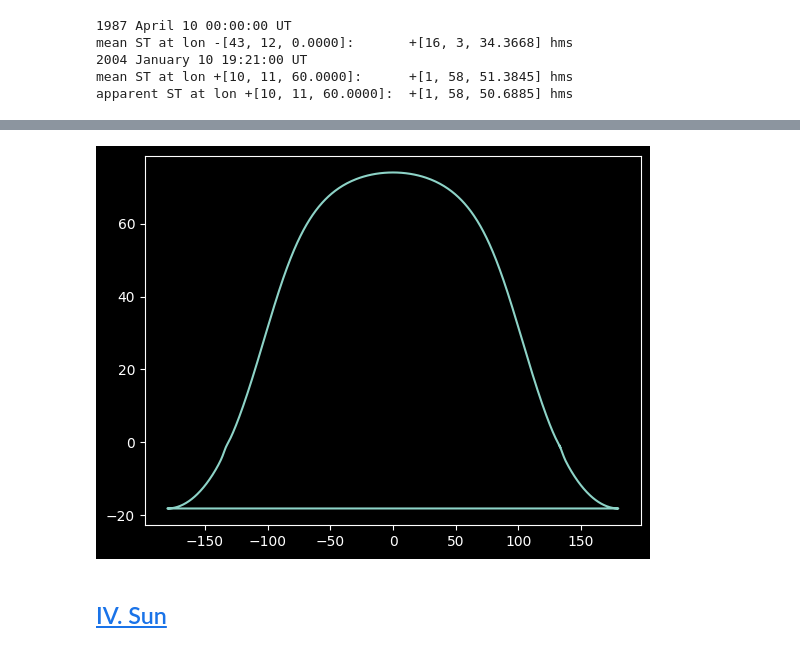
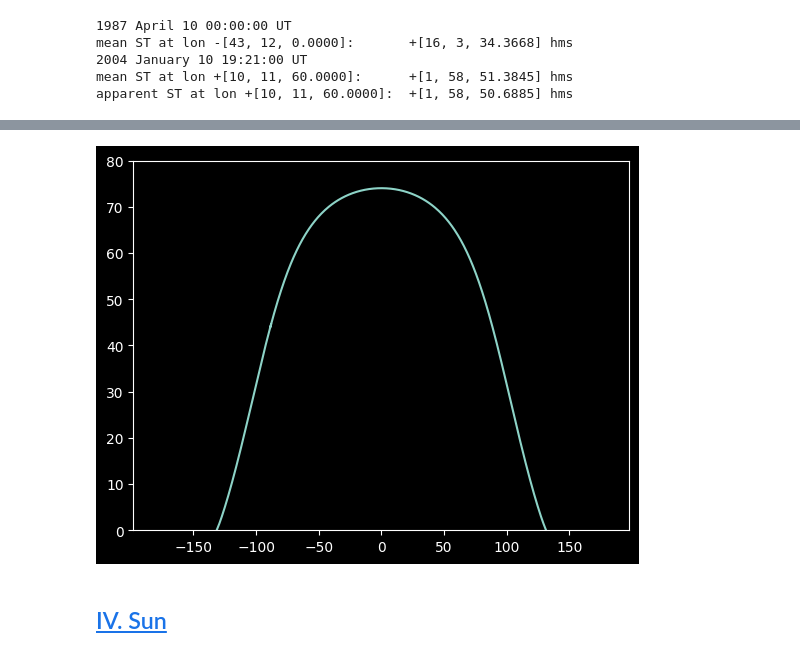
Before and after one commit to 00-berni/proj_0, a Jupyter notebook: notebook/notebook.ipynb, the cells around one changed output, grey strips where cells are left out. Cells and saved outputs as stored; diff of their text form; code cells hidden in the pictures.

```diff
--- a/notebook/notebook.ipynb
+++ b/notebook/notebook.ipynb
@@ -1849,7 +1842,7 @@ apparent ST at Greenwich:       +[2, 39, 38.6885] hms
 
 _Local Sidereal Time_ (LST) is simply: $LST = HA - L = GST - L$ where $L$ is the Earth longitude and $GST$ is ST at Greenwich.
 # %%
-def local_ST(date: Date, long: Angles, nut_corr: bool = False) -> HAngles:
+def local_ST(date: Date, long: Angles, nut_corr: bool = False, epoch: str = 'J2000.0') -> HAngles:
     """Computing the LST
 
     It possible to compute the AST through the
@@ -1861,12 +1854,14 @@ def local_ST(date: Date, long: Angles, nut_corr: bool = False) -> HAngles:
     :type long: Angles
     :param nut_corr: if `True` AST is computed, defaults to `False`
     :type nut_corr: bool, optional
+    :param epoch: standard epoch, defaults to `'J2000.0'`
+    :type epoch: str, optional
 
     :return: LST
     :rtype: HAngles
     """
     # ST at Greenwich
-    GST = Green_HA(date, nut_corr=nut_corr)
+    GST = Green_HA(date, nut_corr=nut_corr,epoch=epoch)
     return GST - long
 
 # some examples
@@ -2265,31 +2892,0 @@ print((R.deg + alt)*60,' primes')
-# %%
-def compute_alt(date: Date, obs_pos: GeoPos, obj: StarObj, refcor: bool = False) -> Angles:
-    date = date.copy()
-
-    lat = obs_pos.lat
-    lon = obs_pos.lon
-    height = obs_pos.h
-
-    dec = obj.coor_in_date(date,sel='dec')
-
-    HA = obj.lha(date,lon).rad
-
-    phi = lat.rad
-    delta = dec.rad
-
-    alt = np.arcsin( np.sin(phi)*np.sin(delta) + np.cos(phi)*np.cos(delta) * np.cos(HA)  )
-    alt = Angles(alt,'rad',lim=90)
-    if refcor:
-        alt += refraction_corr(alt, height)
-    return alt
-
-
-
-def trajectory(date: Date, obs_pos: GeoPos, obj: StarObj, numpoint: int = 1000) -> tuple[Angles, Date]:
-
-    dayrange = date.jd + np.linspace(0,1,numpoint)
-    dayrange = Date(jd=dayrange,timetype=date.time.tytime,calendar=date.calendar,epoch=date.epoch)
-
-    alt = compute_alt(dayrange,obs_pos,obj,refcor=True)
-
-    return alt, dayrange.jd
@@ -2518,7 +3057,7 @@ def compute_az(date: Date, obs_pos: GeoPos, obj: StarObj, numpoint: int = 1000):
     lon = obs_pos.lon
 
     dayrange = date.jd + np.linspace(0,1,numpoint)
-    dayrange = Date(jd=dayrange,timetype=date.time.tytime,calendar=date.calendar,epoch=date.epoch)
+    dayrange = Date(jd=dayrange,timetype=date.time.tytime,calendar=date.calendar)
 
 
     dec = obj.coor_in_date(dayrange,sel='dec')
@@ -2528,8 +3067,14 @@ def compute_az(date: Date, obs_pos: GeoPos, obj: StarObj, numpoint: int = 1000):
     az = np.arctan2(np.sin(HA.rad), (np.cos(HA.rad)*np.sin(lat.rad) - np.tan(dec.rad)*np.cos(lat.rad)))
     return HAngles(az,'rad')
 
+timezone, dl_save = 1, True
+date = Date([2023,1,14],[21,48,0],timezone=timezone,dl_save=dl_save)
+print('Observation on ' + date.ut_to_local(timezone,dl_save,'str') + ' ==> ' + date.print_date())
+alt, dayrange = trajectory(date,obs,obj,numpoint)
+
 az = compute_az(date,obs,obj)
 
 plt.plot(az.deg,alt.deg)
+plt.ylim(0,80)
 plt.show()
 # %% [output]
@@ -2536,4 +3082,4 @@ plt.show()
-[figure, old version]
+[figure, new version]
 # %% [markdown]
 ## <a id='toc1_4_'></a>[IV. Sun](#toc0_)
 # %% [markdown]
```
Also changed, not shown: parts of 30 cells of this notebook.
